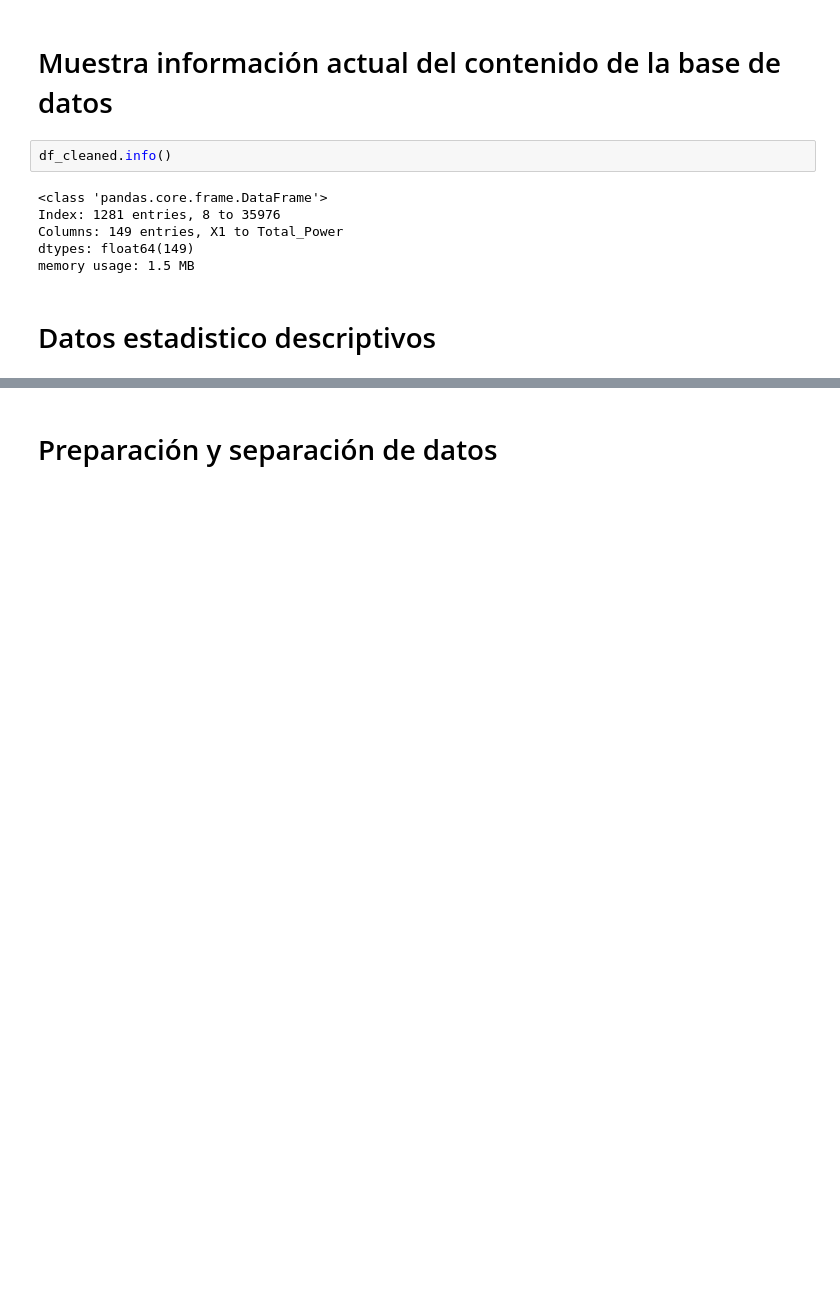
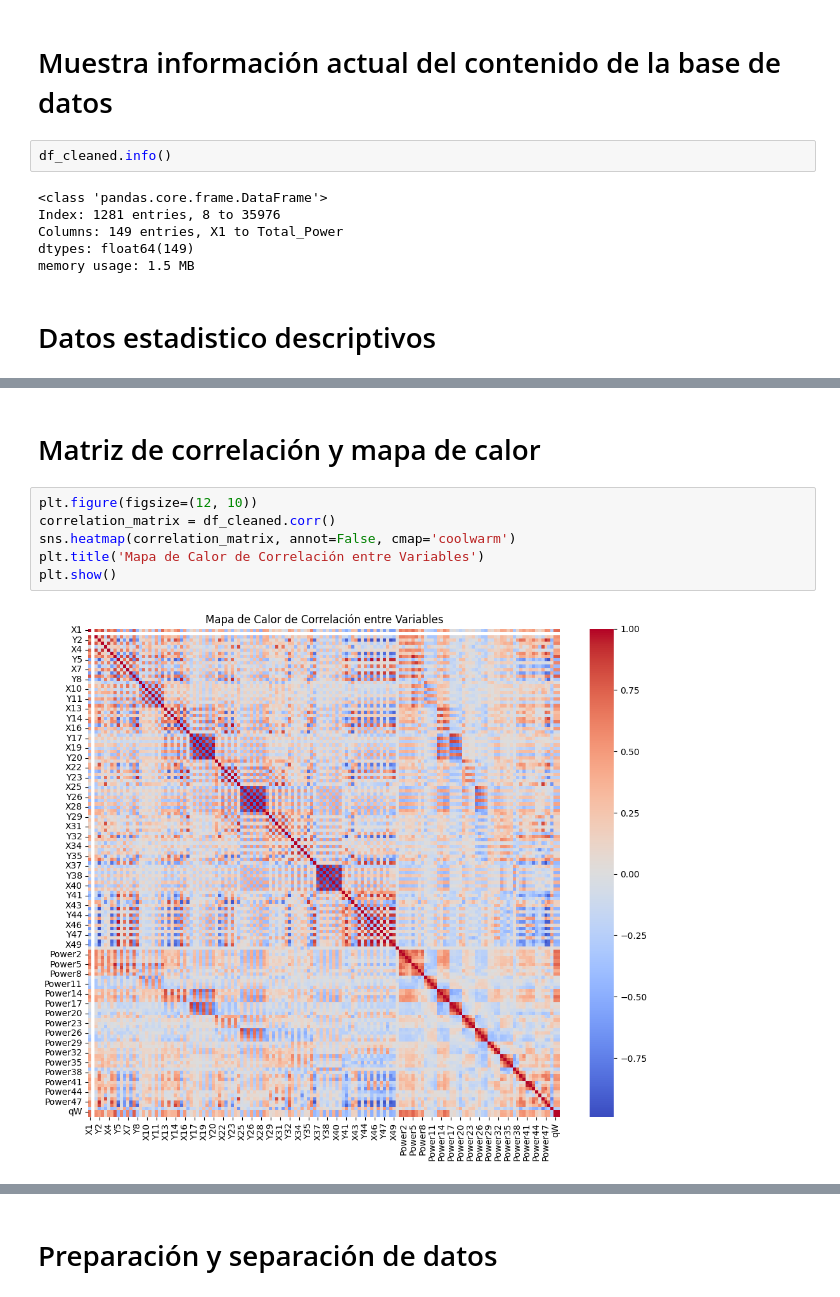
Before and after one commit to DMoyaR/Proyecto-inferencia, a Jupyter notebook: proyecto-inferencia.ipynb, the cells around one changed output, grey strips where cells are left out. Cells and saved outputs as stored; diff of their text form; blank space fills up the shorter version.

```diff
--- a/proyecto-inferencia.ipynb
+++ b/proyecto-inferencia.ipynb
@@ -107,0 +130,10 @@ df_cleaned.describe() #Se muestran los datos estadistico descriptivos
+# %% [markdown]
+# Matriz de correlación y mapa de calor
+# %%
+plt.figure(figsize=(12, 10))
+correlation_matrix = df_cleaned.corr()
+sns.heatmap(correlation_matrix, annot=False, cmap='coolwarm')
+plt.title('Mapa de Calor de Correlación entre Variables')
+plt.show()
+# %% [output]
+[figure, added]
```
Also changed, not shown: parts of 20 cells of this notebook.
